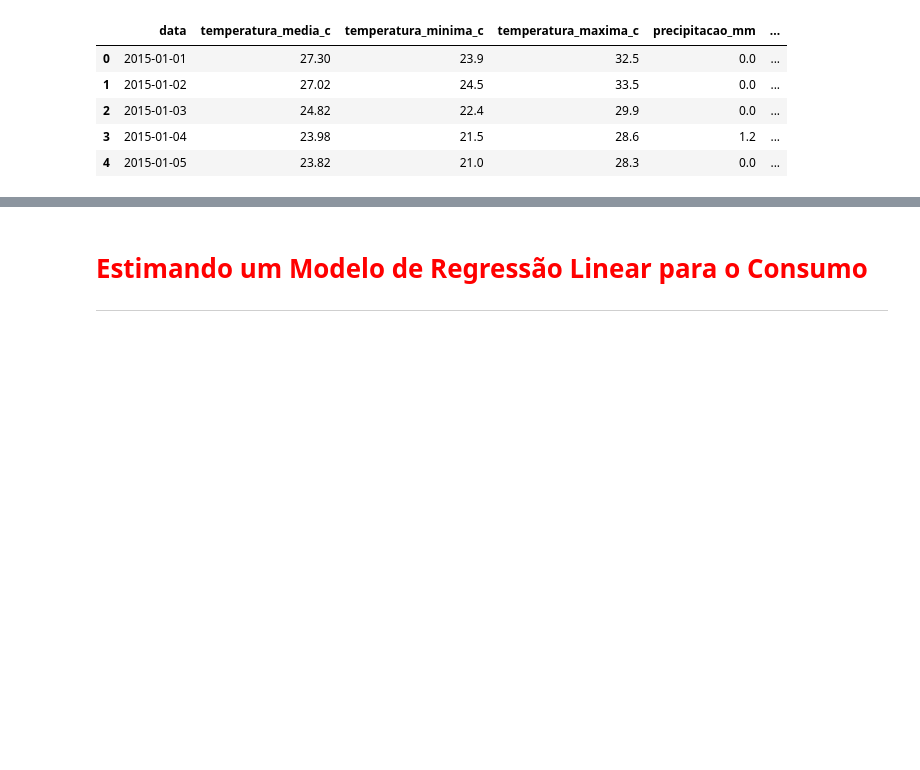
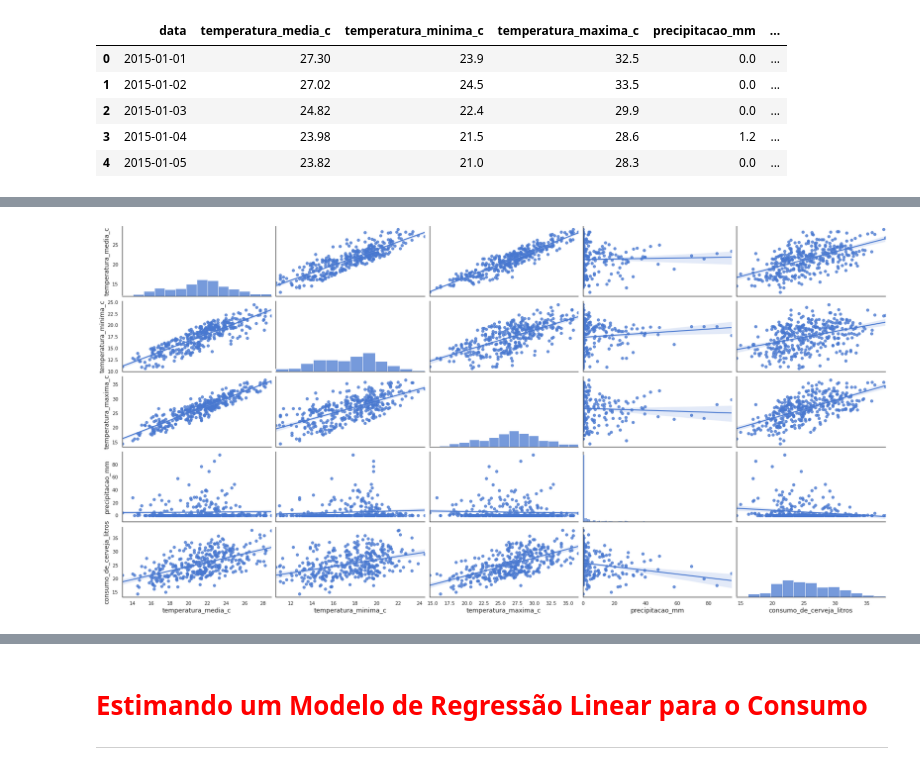
Before and after one commit to ciencia-dados-ifsp-grupo5/Beer-Consumption, a Jupyter notebook: Beer_Consumption.ipynb, the cells around one changed output, grey strips where cells are left out. Drawn from its saved outputs; the diff is of its cells as text; code cells hidden in the pictures; blank space fills up the shorter version.

Commit message:
feat: some exploratory data analysis

```diff
--- a/Beer_Consumption.ipynb
+++ b/Beer_Consumption.ipynb
@@ -41,8 +41,13 @@ Fonte: https://www.kaggle.com/dongeorge/beer-consumption-sao-paulo
 import pandas as pd
 import numpy as np
 
+import seaborn as sns
 import matplotlib.pyplot as plt
-import seaborn as sns
+import matplotlib.dates as mdates
+
+# Configurações de estilo dos gráficos
+sns.set_theme(style='white', rc={'axes.titlesize': 18, 'axes.labelsize': 14, 'axes.grid.axis': 'y', 'figure.figsize': (20, 6)})
+sns.set_palette("muted")
 # %%
 dados = pd.read_csv('Consumo_cerveja.csv')
 dados.head()
@@ -248,3 +147,0 @@ ax
-# %%
-sns.set_palette('Accent')
-sns.set_style('darkgrid')
@@ -383,0 +173,4 @@ ax
+# %%
+sns.pairplot(data=dados, kind='reg', aspect=2);
+# %% [output]
+[figure, added]
```
Also changed, not shown: parts of 53 cells of this notebook.
